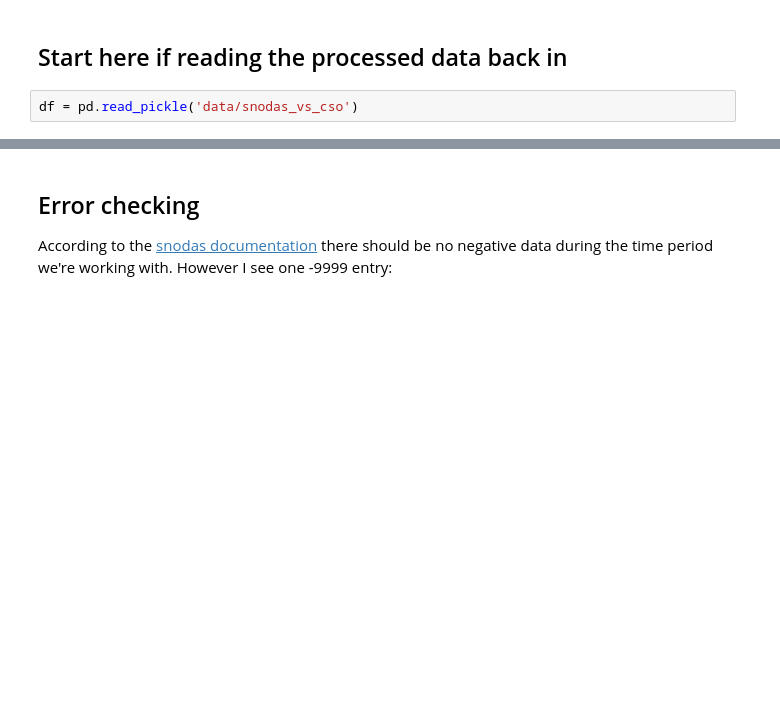
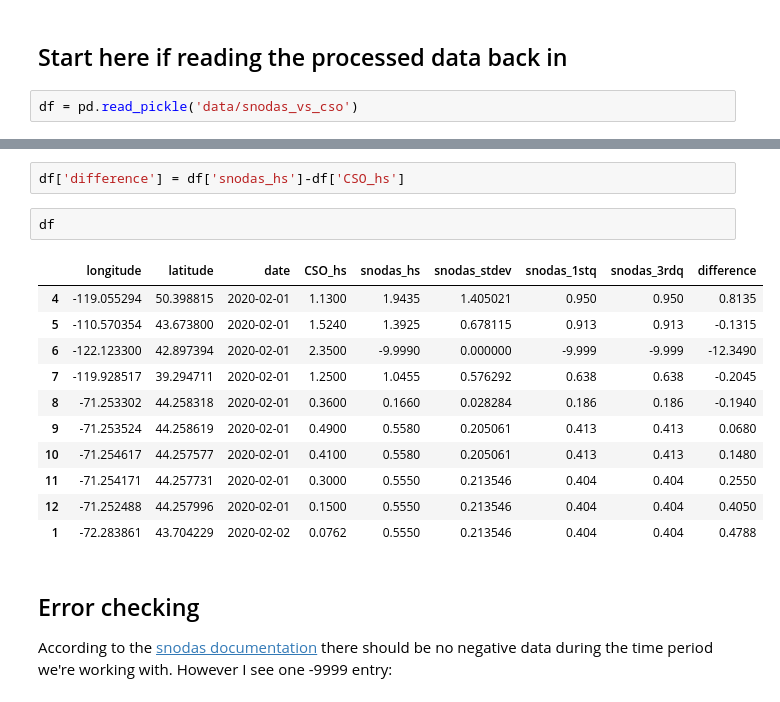
Before and after one commit to communitysnowobs/validation, a Jupyter notebook: SNODAS vs CSO.ipynb, the cells around one changed output, grey strips where cells are left out. Drawn from its saved outputs; the diff is of its cells as text; blank space fills up the shorter version.

```diff
--- a/SNODAS vs CSO.ipynb
+++ b/SNODAS vs CSO.ipynb
@@ -92,3 +139,19 @@ df = pd.read_pickle('data/snodas_vs_cso')
+# %%
+df['difference'] = df['snodas_hs']-df['CSO_hs']
+# %%
+df
+# %% [output]
+|  | longitude | latitude | date | CSO_hs | snodas_hs | snodas_stdev | snodas_1stq | snodas_3rdq | difference |
+| 4 | -119.055294 | 50.398815 | 2020-02-01 | 1.1300 | 1.9435 | 1.405021 | 0.950 | 0.950 | 0.8135 |
+| 5 | -110.570354 | 43.673800 | 2020-02-01 | 1.5240 | 1.3925 | 0.678115 | 0.913 | 0.913 | -0.1315 |
+| 6 | -122.123300 | 42.897394 | 2020-02-01 | 2.3500 | -9.9990 | 0.000000 | -9.999 | -9.999 | -12.3490 |
+| 7 | -119.928517 | 39.294711 | 2020-02-01 | 1.2500 | 1.0455 | 0.576292 | 0.638 | 0.638 | -0.2045 |
+| 8 | -71.253302 | 44.258318 | 2020-02-01 | 0.3600 | 0.1660 | 0.028284 | 0.186 | 0.186 | -0.1940 |
+| 9 | -71.253524 | 44.258619 | 2020-02-01 | 0.4900 | 0.5580 | 0.205061 | 0.413 | 0.413 | 0.0680 |
+| 10 | -71.254617 | 44.257577 | 2020-02-01 | 0.4100 | 0.5580 | 0.205061 | 0.413 | 0.413 | 0.1480 |
+| 11 | -71.254171 | 44.257731 | 2020-02-01 | 0.3000 | 0.5550 | 0.213546 | 0.404 | 0.404 | 0.2550 |
+| 12 | -71.252488 | 44.257996 | 2020-02-01 | 0.1500 | 0.5550 | 0.213546 | 0.404 | 0.404 | 0.4050 |
+| 1 | -72.283861 | 43.704229 | 2020-02-02 | 0.0762 | 0.5550 | 0.213546 | 0.404 | 0.404 | 0.4788 |
 # %% [markdown]
 ## Error checking
 
```
Also changed, not shown: parts of 8 cells of this notebook.
